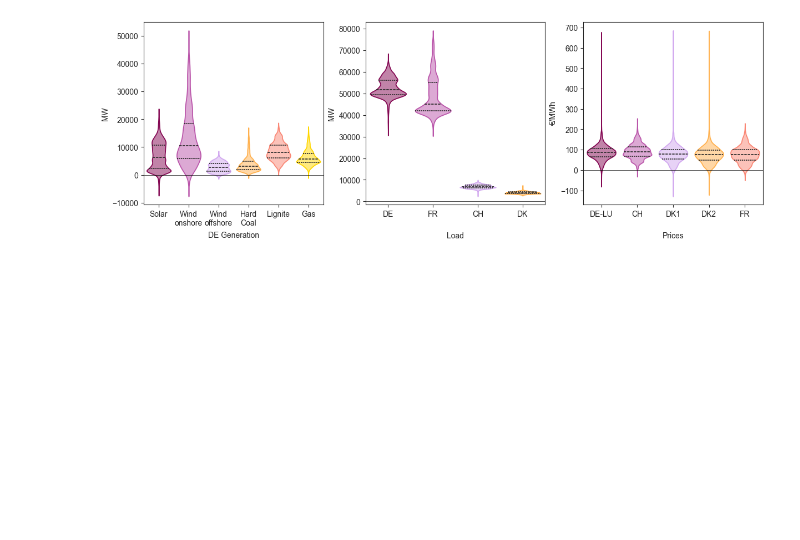
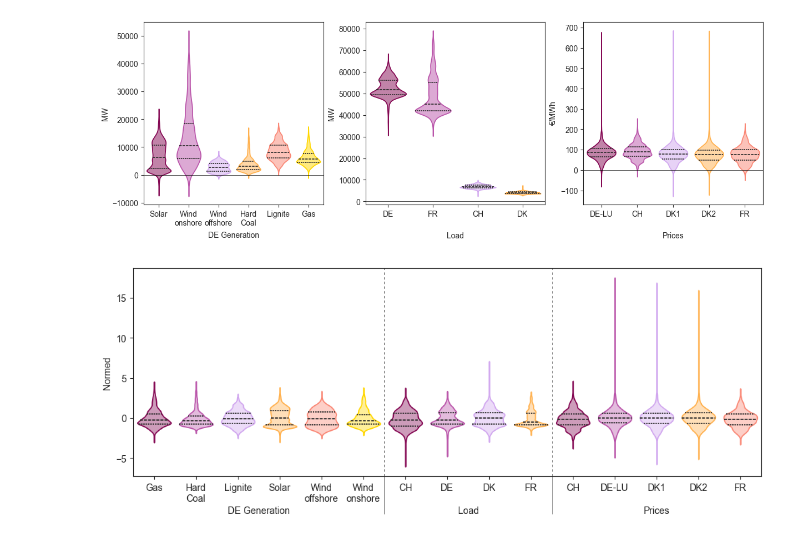
Before and after one commit to valentin-17/epf, a Jupyter notebook: notebooks/other_data_viz.ipynb, the cells around one changed output. Saved outputs shown, nothing was run; the diff lists cells and outputs as text; code cells hidden in the pictures; blank space fills up the shorter version.

```diff
--- a/notebooks/other_data_viz.ipynb
+++ b/notebooks/other_data_viz.ipynb
@@ -199,3 +199,99 @@ plt.savefig("../reports/figures/normed_feature_distribution.pdf", dpi=300, bbox_
 plt.show()
 # %% [output]
 [figure]
+# %%
+import pickle as pkl
+import pandas as pd
+import matplotlib.pyplot as plt
+import seaborn as sns
+
+with open("../data/processed/train_data/train_df.pkl", "rb") as f:
+    train_df = pkl.load(f)
+fs = pd.read_csv("../data/processed/features.csv", index_col=0, parse_dates=True)
+
+feature_set = fs[['de_gas_gen_rm_seasonal', 'de_hard_coal_gen_rm_seasonal', 'de_lignite_gen_rm_seasonal', 'de_solar_gen_rm_seasonal', 'de_wind_gen_offshore_rm_seasonal', 'de_wind_gen_onshore_rm_seasonal', 'ch_load_rm_seasonal', 'de_load_rm_seasonal', 'dk_load_rm_seasonal', 'fr_load_rm_seasonal', 'ch_prices_hat_rm_seasonal', 'de_prices_hat_rm_seasonal', 'dk1_prices_hat_rm_seasonal', 'dk2_prices_hat_rm_seasonal', 'fr_prices_hat_rm_seasonal']]
+train_df = train_df[['de_gas_gen_rm_seasonal', 'de_hard_coal_gen_rm_seasonal', 'de_lignite_gen_rm_seasonal', 'de_solar_gen_rm_seasonal', 'de_wind_gen_offshore_rm_seasonal', 'de_wind_gen_onshore_rm_seasonal', 'ch_load_rm_seasonal', 'de_load_rm_seasonal', 'dk_load_rm_seasonal', 'fr_load_rm_seasonal', 'ch_prices_hat_rm_seasonal', 'de_prices_hat_rm_seasonal', 'dk1_prices_hat_rm_seasonal', 'dk2_prices_hat_rm_seasonal', 'fr_prices_hat_rm_seasonal']]
+
+palette = {
+    # first palette
+    'de_gas_gen_rm_seasonal': COLORS['magenta'],
+    'de_hard_coal_gen_rm_seasonal': COLORS['purple'],
+    'de_lignite_gen_rm_seasonal': COLORS['light_purple'],
+    'de_solar_gen_rm_seasonal': COLORS['orange'],
+    'de_wind_gen_offshore_rm_seasonal': COLORS['light_orange'],
+    'de_wind_gen_onshore_rm_seasonal': COLORS['gold'],
+
+    # second palette
+    'ch_load_rm_seasonal': COLORS['magenta'],
+    'de_load_rm_seasonal': COLORS['purple'],
+    'dk_load_rm_seasonal': COLORS['light_purple'],
+    'fr_load_rm_seasonal': COLORS['orange'],
+
+    # third palette
+    'ch_prices_hat_rm_seasonal': COLORS['magenta'],
+    'de_prices_hat_rm_seasonal': COLORS['purple'],
+    'dk1_prices_hat_rm_seasonal': COLORS['light_purple'],
+    'dk2_prices_hat_rm_seasonal': COLORS['orange'],
+    'fr_prices_hat_rm_seasonal': COLORS['light_orange'],
+}
+
+labels = {
+    #first labels
+    'de_solar_gen_rm_seasonal': 'Solar',
+    'de_wind_gen_onshore_rm_seasonal': 'Wind\nonshore',
+    'de_wind_gen_offshore_rm_seasonal': 'Wind\noffshore',
+    'de_hard_coal_gen_rm_seasonal': 'Hard\nCoal',
+    'de_lignite_gen_rm_seasonal': 'Lignite',
+    'de_gas_gen_rm_seasonal': 'Gas',
+
+    # second labels
+    'de_load_rm_seasonal': 'DE',
+    'fr_load_rm_seasonal': 'FR',
+    'ch_load_rm_seasonal': 'CH',
+    'dk_load_rm_seasonal': 'DK',
+
+    # third labels
+    'de_prices_hat_rm_seasonal': 'DE-LU',
+    'ch_prices_hat_rm_seasonal': 'CH',
+    'dk1_prices_hat_rm_seasonal': 'DK1',
+    'dk2_prices_hat_rm_seasonal': 'DK2',
+    'fr_prices_hat_rm_seasonal': 'FR',
+}
+
+train_mean = train_df.mean()
+train_std = train_df.std()
+
+keys = feature_set.keys()
+
+sns.set_style("ticks")
+
+df_std = (feature_set - train_mean) / train_std
+plt.figure(figsize=(12, 4))
+
+ax = sns.violinplot(data=df_std, inner="quart", palette=palette, saturation=1)
+for violin, color in zip(ax.collections[::1], palette.values()):
+    facecolor = plt.matplotlib.colors.to_rgba(color, alpha=0.4)
+    violin.set_facecolor(facecolor)
+    violin.set_edgecolor(color)
+#ax.axhline(y=0, color='black', linestyle='-', linewidth=0.5)
+ax.set_xticks(range(len(df_std.columns)))
+ax.set_xticklabels([labels[col] for col in df_std.columns])
+ax.set_ylabel('Normed')
+ax.axvline(x = 5.5, color='black', linestyle=(0, (5, 5)), linewidth=0.5)
+ax.axvline(x = 9.5, color='black', linestyle=(0, (5, 5)), linewidth=0.5)
+
+sec = ax.secondary_xaxis(location=0)
+sec.set_xticks(ticks=[2.5, 7.5, 12], labels=['\nDE Generation', '\nLoad', '\nPrices'])
+sec.tick_params('x', length=0, pad=20)
+sec.spines["bottom"].set_visible(False)
+
+sec2 = ax.secondary_xaxis(location=0)
+sec2.set_xticks(ticks=[5.5, 9.5], labels=[])
+sec2.tick_params('x', length=40, width=0.5)
+sec2.spines["bottom"].set_visible(False)
+
+plt.savefig("../reports/figures/normed_feature_distribution_corrected.pdf", dpi=300, bbox_inches='tight')
+
+plt.show()
+# %% [output]
+[figure, added]
```
Also changed, not shown: 13 other files.
